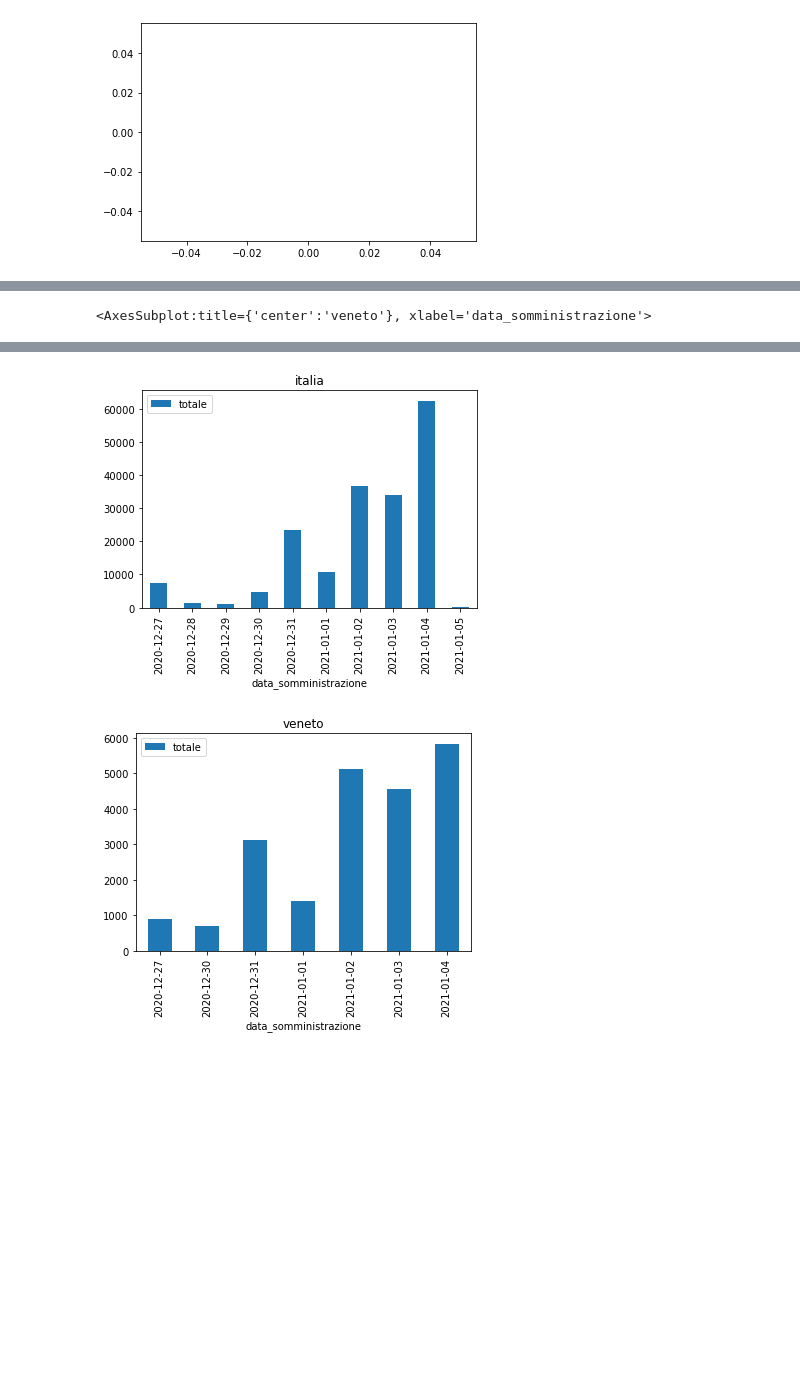
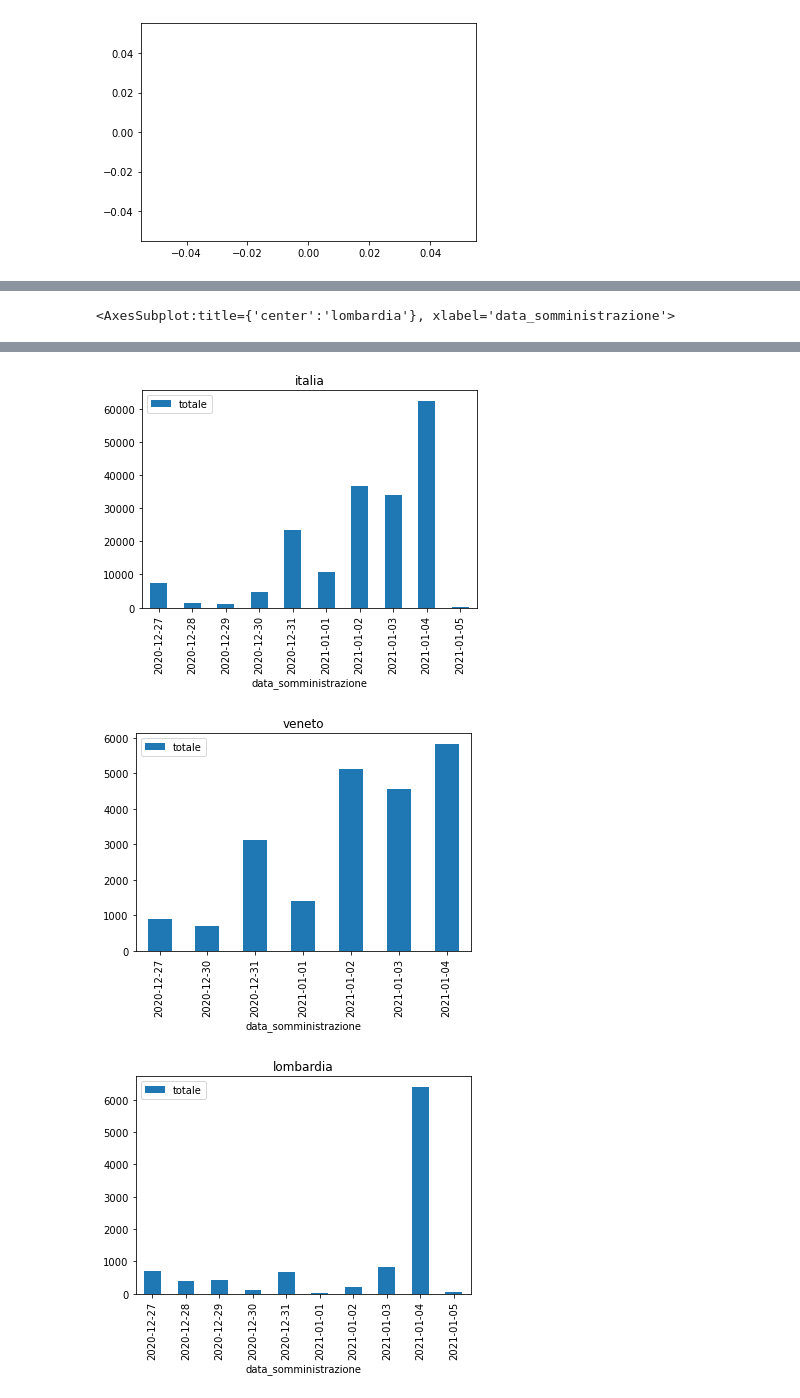
Before and after one commit to aidinattar/vaccini, a Jupyter notebook: vaccini.ipynb, the cells around one changed output, grey strips where cells are left out. Saved outputs shown, nothing was run; the diff lists cells and outputs as text; code cells hidden in the pictures; blank space fills up the shorter version.

```diff
--- a/vaccini.ipynb
+++ b/vaccini.ipynb
@@ -30,0 +33,26 @@ somm2_emr
+# %%
+somm2_grouped = somm2.groupby(somm2.area)
+somm2_emr     = somm2_grouped.get_group('EMR')
+somm2_ita     = somm2_grouped.get_group('ITA')
+somm2_ven     = somm2_grouped.get_group('VEN')
+somm2_abr     = somm2_grouped.get_group('ABR')
+somm2_bas     = somm2_grouped.get_group('BAS')
+somm2_cal     = somm2_grouped.get_group('CAL')
+somm2_cam     = somm2_grouped.get_group('CAM')
+somm2_fvg     = somm2_grouped.get_group('FVG')
+somm2_laz     = somm2_grouped.get_group('LAZ')
+somm2_lom     = somm2_grouped.get_group('LOM')
+somm2_lig     = somm2_grouped.get_group('LIG')
+somm2_mar     = somm2_grouped.get_group('MAR')
+somm2_mol     = somm2_grouped.get_group('MOL')
+somm2_pab     = somm2_grouped.get_group('PAB')
+somm2_pat     = somm2_grouped.get_group('PAT')
+somm2_pie     = somm2_grouped.get_group('PIE')
+somm2_pug     = somm2_grouped.get_group('PUG')
+somm2_sar     = somm2_grouped.get_group('SAR')
+somm2_sic     = somm2_grouped.get_group('SIC')
+somm2_tos     = somm2_grouped.get_group('TOS')
+somm2_umb     = somm2_grouped.get_group('UMB')
+somm2_vda     = somm2_grouped.get_group('VDA')
+
+somm2_lom
@@ -31,9 +71,11 @@ somm2_emr
 # %%
 somm2_emr.plot(x ='data_somministrazione', y='totale', kind = 'bar', title = "emilia romagna")
 somm2_ita.plot(x ='data_somministrazione', y='totale', kind = 'bar', title = "italia")
 somm2_ven.plot(x ='data_somministrazione', y='totale', kind = 'bar', title = "veneto")
+somm2_lom.plot(x ='data_somministrazione', y='totale', kind = 'bar', title = "lombardia")
 # %% [output]
-<AxesSubplot:title={'center':'veneto'}, xlabel='data_somministrazione'>
+<AxesSubplot:title={'center':'lombardia'}, xlabel='data_somministrazione'>
 [figure]
 [figure]
 [figure]
+[figure, added]
```
Also changed, not shown: parts of 5 cells of this notebook.
